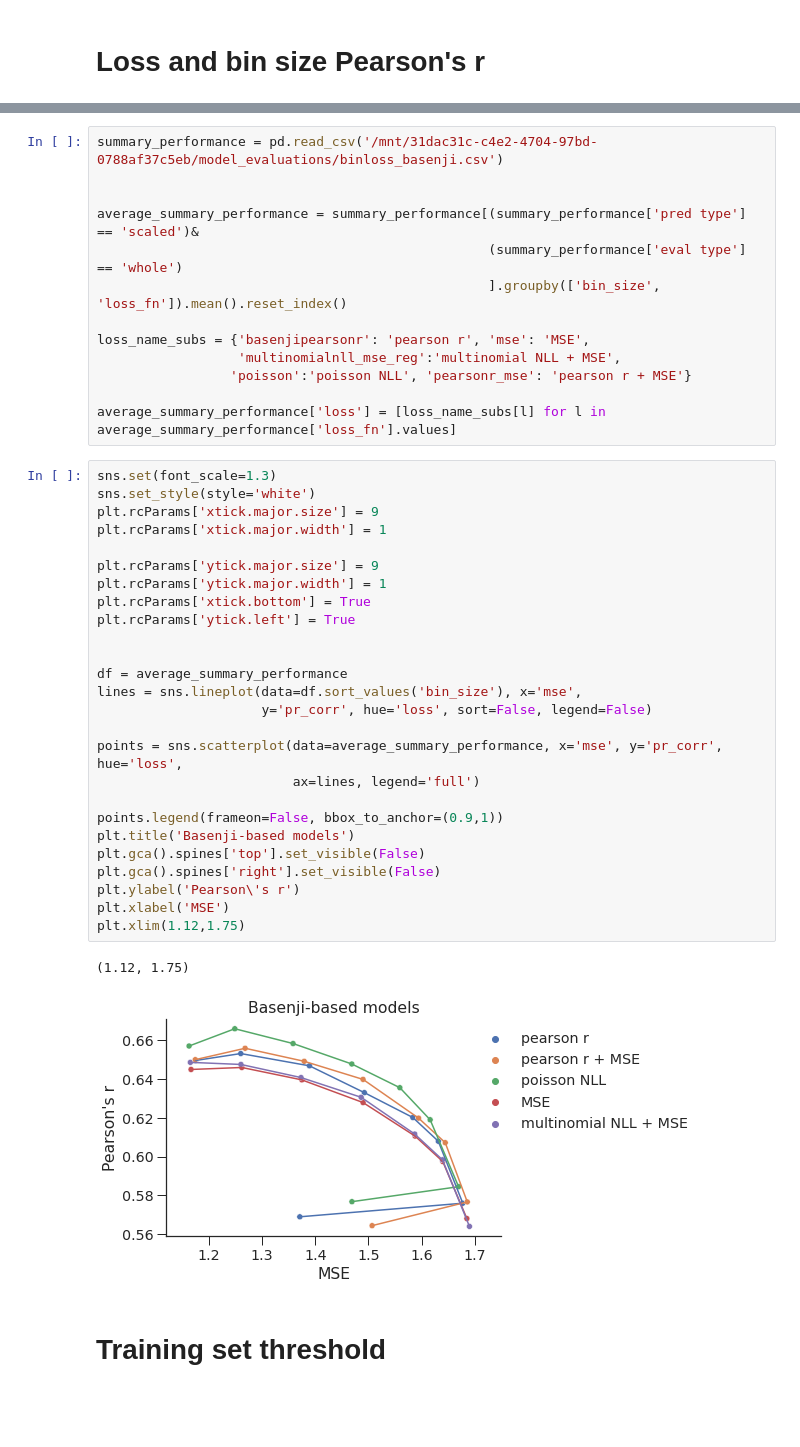
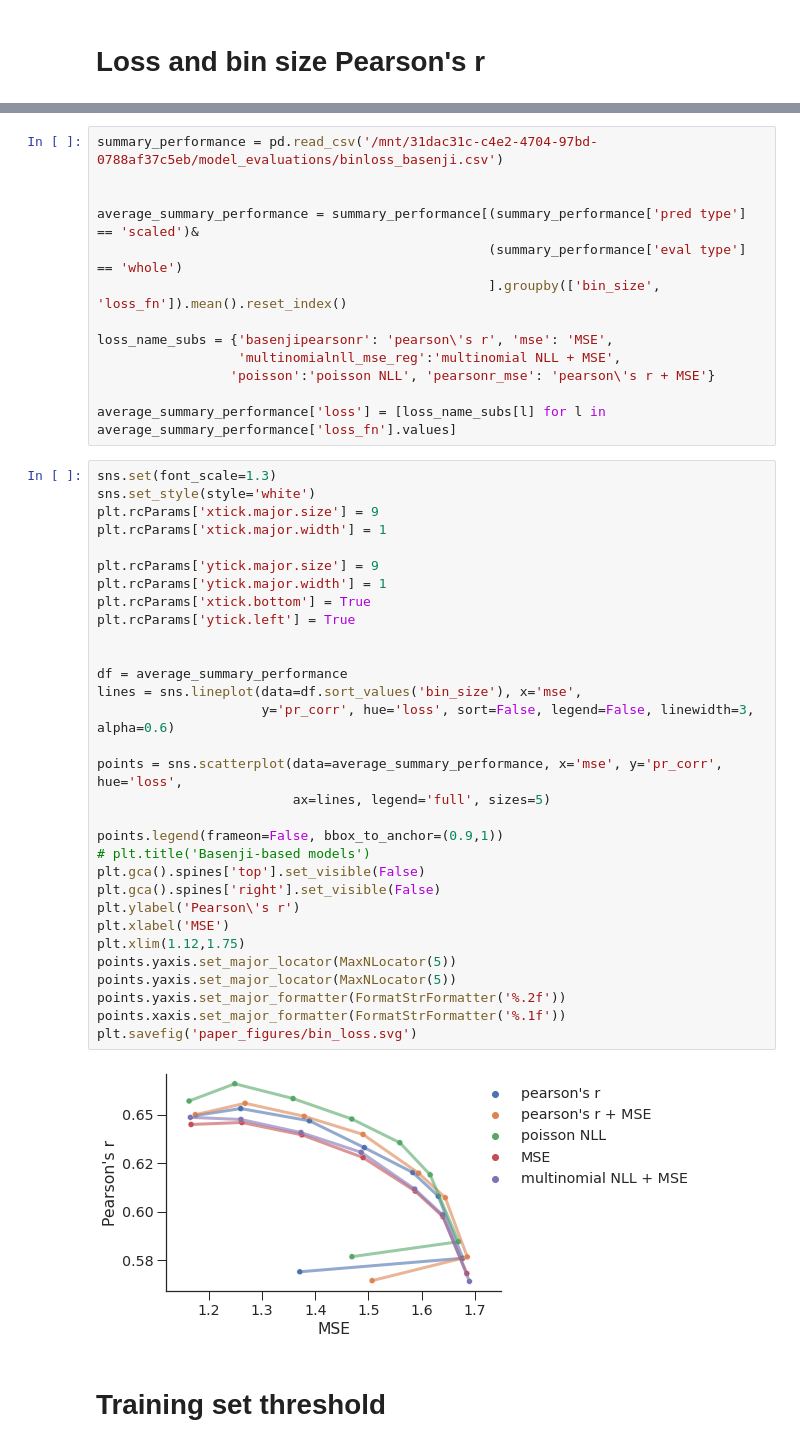
Before and after one commit to amberT15/QuantPred, a Jupyter notebook: Paper_result_compile.ipynb, the cells around one changed output, grey strips where cells are left out. Saved outputs shown, nothing was run; the diff lists cells and outputs as text; blank space fills up the shorter version.

```diff
--- a/Paper_result_compile.ipynb
+++ b/Paper_result_compile.ipynb
@@ -90,40 +89,44 @@ average_summary_performance = summary_performance[(summary_performance['pred typ
                                                   (summary_performance['eval type'] == 'whole')
                                                   ].groupby(['bin_size', 'loss_fn']).mean().reset_index()
 
-loss_name_subs = {'basenjipearsonr': 'pearson r', 'mse': 'MSE',
+loss_name_subs = {'basenjipearsonr': 'pearson\'s r', 'mse': 'MSE',
                   'multinomialnll_mse_reg':'multinomial NLL + MSE',
-                 'poisson':'poisson NLL', 'pearsonr_mse': 'pearson r + MSE'}
+                 'poisson':'poisson NLL', 'pearsonr_mse': 'pearson\'s r + MSE'}
 
 average_summary_performance['loss'] = [loss_name_subs[l] for l in average_summary_performance['loss_fn'].values]
 # %%
 sns.set(font_scale=1.3)
 sns.set_style(style='white')
 plt.rcParams['xtick.major.size'] = 9
 plt.rcParams['xtick.major.width'] = 1
 
 plt.rcParams['ytick.major.size'] = 9
 plt.rcParams['ytick.major.width'] = 1
 plt.rcParams['xtick.bottom'] = True
 plt.rcParams['ytick.left'] = True
 
 
 df = average_summary_performance
 lines = sns.lineplot(data=df.sort_values('bin_size'), x='mse',
-                     y='pr_corr', hue='loss', sort=False, legend=False)
+                     y='pr_corr', hue='loss', sort=False, legend=False, linewidth=3, alpha=0.6)
 
 points = sns.scatterplot(data=average_summary_performance, x='mse', y='pr_corr', hue='loss',
-                         ax=lines, legend='full')
+                         ax=lines, legend='full', sizes=5)
 
 points.legend(frameon=False, bbox_to_anchor=(0.9,1))
-plt.title('Basenji-based models')
+# plt.title('Basenji-based models')
 plt.gca().spines['top'].set_visible(False)
 plt.gca().spines['right'].set_visible(False)
 plt.ylabel('Pearson\'s r')
 plt.xlabel('MSE')
 plt.xlim(1.12,1.75)
+points.yaxis.set_major_locator(MaxNLocator(5))
+points.yaxis.set_major_locator(MaxNLocator(5))
+points.yaxis.set_major_formatter(FormatStrFormatter('%.2f'))
+points.xaxis.set_major_formatter(FormatStrFormatter('%.1f'))
+plt.savefig('paper_figures/bin_loss.svg')
 # %% [output]
-(1.12, 1.75)
-[figure, old version]
+[figure, new version]
 # %% [markdown]
 # Training set threshold
 # %%
```
Also changed, not shown: parts of 3 cells of this notebook.
